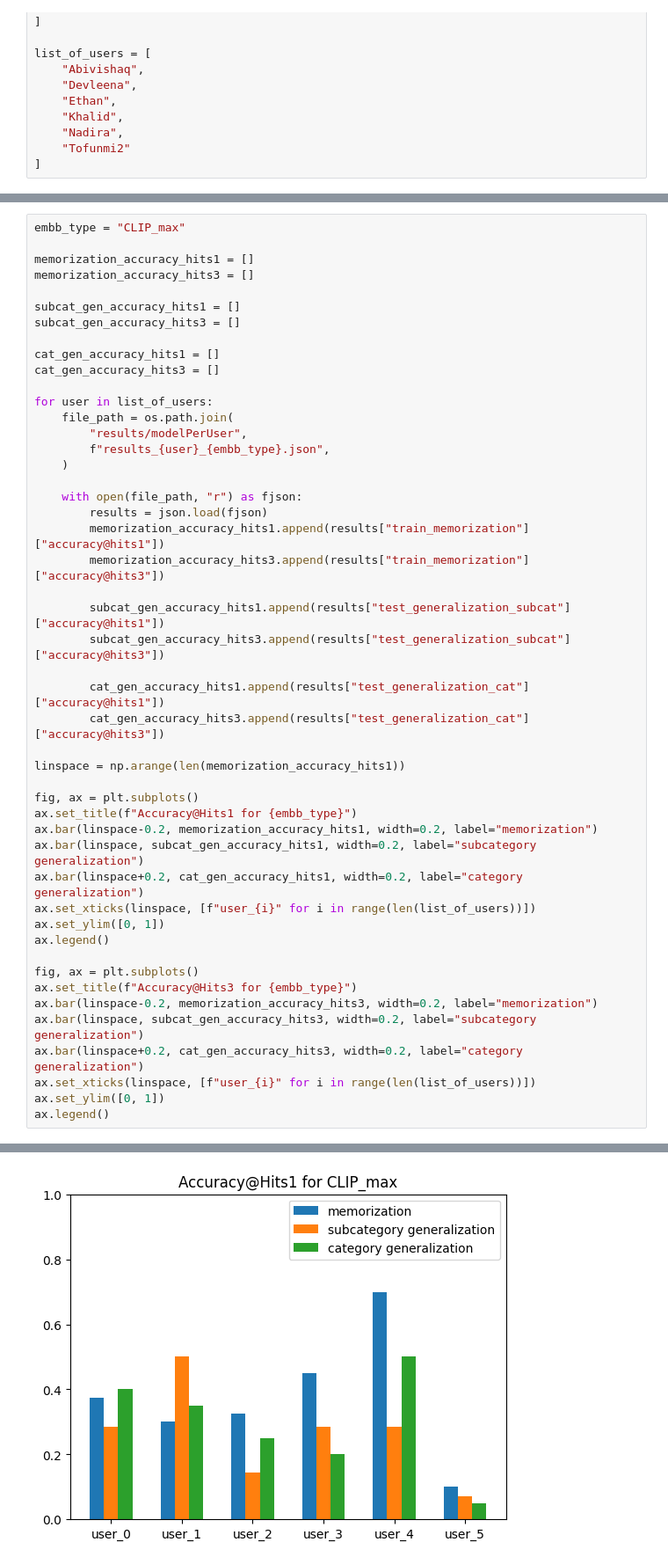
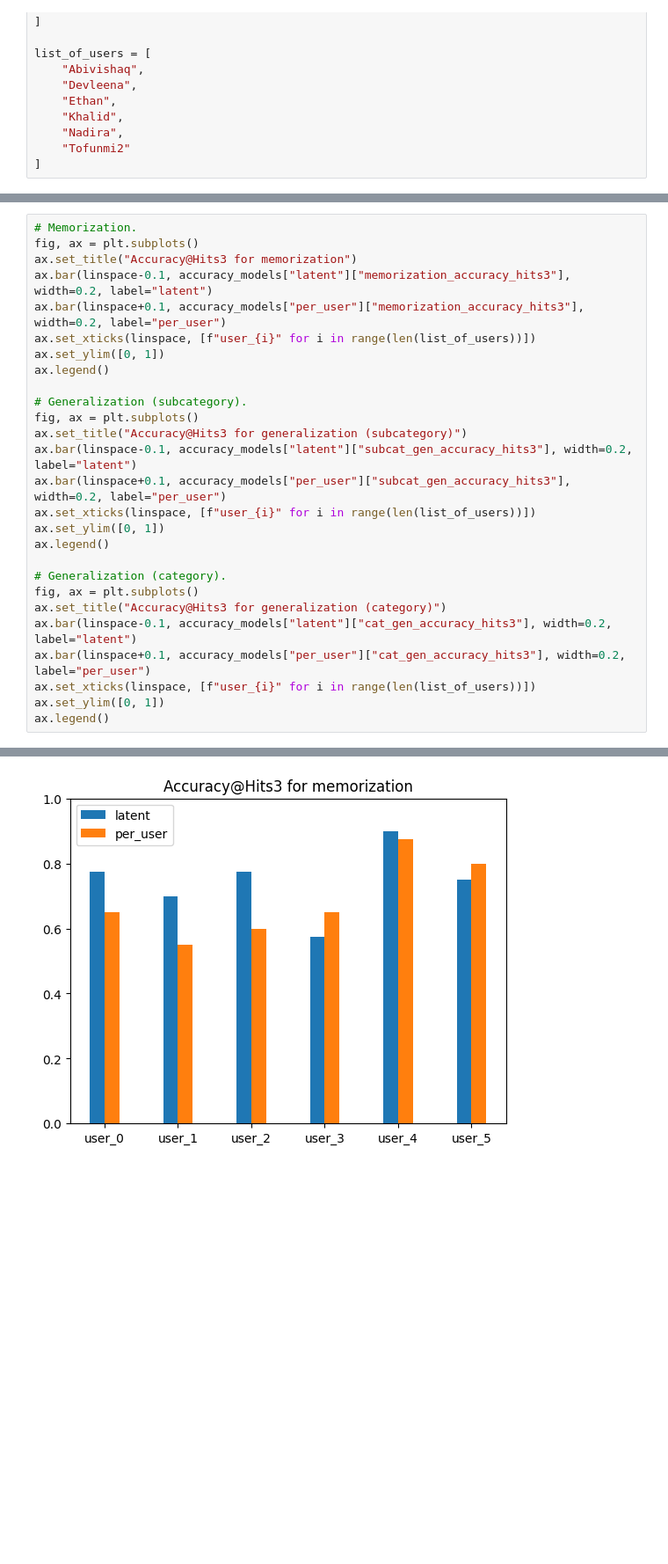
Before and after one commit to Maithili/OpenVocabularyRearrangement, a Jupyter notebook: visualize_results.ipynb, the cells around one changed output, grey strips where cells are left out. Shown: that part at 88% size. Drawn from its saved outputs; the diff is of its cells as text; blank space fills up the shorter version.

Commit message:
Modified results plots.

```diff
--- a/visualize_results.ipynb
+++ b/visualize_results.ipynb
@@ -28,51 +113,30 @@ list_of_users = [
 # %%
-embb_type = "CLIP_max"
-
-memorization_accuracy_hits1 = []
-memorization_accuracy_hits3 = []
-
-subcat_gen_accuracy_hits1 = []
-subcat_gen_accuracy_hits3 = []
-
-cat_gen_accuracy_hits1 = []
-cat_gen_accuracy_hits3 = []
-
-for user in list_of_users:
-    file_path = os.path.join(
-        "results/modelPerUser",
-        f"results_{user}_{embb_type}.json",
-    )
-
-    with open(file_path, "r") as fjson:
-        results = json.load(fjson)
-        memorization_accuracy_hits1.append(results["train_memorization"]["accuracy@hits1"])
-        memorization_accuracy_hits3.append(results["train_memorization"]["accuracy@hits3"])
-
-        subcat_gen_accuracy_hits1.append(results["test_generalization_subcat"]["accuracy@hits1"])
-        subcat_gen_accuracy_hits3.append(results["test_generalization_subcat"]["accuracy@hits3"])
-
-        cat_gen_accuracy_hits1.append(results["test_generalization_cat"]["accuracy@hits1"])
-        cat_gen_accuracy_hits3.append(results["test_generalization_cat"]["accuracy@hits3"])
-
-linspace = np.arange(len(memorization_accuracy_hits1))
-
+# Memorization.
 fig, ax = plt.subplots()
-ax.set_title(f"Accuracy@Hits1 for {embb_type}")
-ax.bar(linspace-0.2, memorization_accuracy_hits1, width=0.2, label="memorization")
-ax.bar(linspace, subcat_gen_accuracy_hits1, width=0.2, label="subcategory generalization")
-ax.bar(linspace+0.2, cat_gen_accuracy_hits1, width=0.2, label="category generalization")
+ax.set_title("Accuracy@Hits3 for memorization")
+ax.bar(linspace-0.1, accuracy_models["latent"]["memorization_accuracy_hits3"], width=0.2, label="latent")
+ax.bar(linspace+0.1, accuracy_models["per_user"]["memorization_accuracy_hits3"], width=0.2, label="per_user")
 ax.set_xticks(linspace, [f"user_{i}" for i in range(len(list_of_users))])
 ax.set_ylim([0, 1])
 ax.legend()
 
+# Generalization (subcategory).
 fig, ax = plt.subplots()
-ax.set_title(f"Accuracy@Hits3 for {embb_type}")
-ax.bar(linspace-0.2, memorization_accuracy_hits3, width=0.2, label="memorization")
-ax.bar(linspace, subcat_gen_accuracy_hits3, width=0.2, label="subcategory generalization")
-ax.bar(linspace+0.2, cat_gen_accuracy_hits3, width=0.2, label="category generalization")
+ax.set_title("Accuracy@Hits3 for generalization (subcategory)")
+ax.bar(linspace-0.1, accuracy_models["latent"]["subcat_gen_accuracy_hits3"], width=0.2, label="latent")
+ax.bar(linspace+0.1, accuracy_models["per_user"]["subcat_gen_accuracy_hits3"], width=0.2, label="per_user")
 ax.set_xticks(linspace, [f"user_{i}" for i in range(len(list_of_users))])
 ax.set_ylim([0, 1])
 ax.legend()
+
+# Generalization (category).
+fig, ax = plt.subplots()
+ax.set_title("Accuracy@Hits3 for generalization (category)")
+ax.bar(linspace-0.1, accuracy_models["latent"]["cat_gen_accuracy_hits3"], width=0.2, label="latent")
+ax.bar(linspace+0.1, accuracy_models["per_user"]["cat_gen_accuracy_hits3"], width=0.2, label="per_user")
+ax.set_xticks(linspace, [f"user_{i}" for i in range(len(list_of_users))])
+ax.set_ylim([0, 1])
+ax.legend()
 # %% [output]
 <matplotlib.legend.Legend at 0x...>
-[figure, old version]
+[figure, new version]
```
Also changed, not shown: parts of 5 cells of this notebook.
